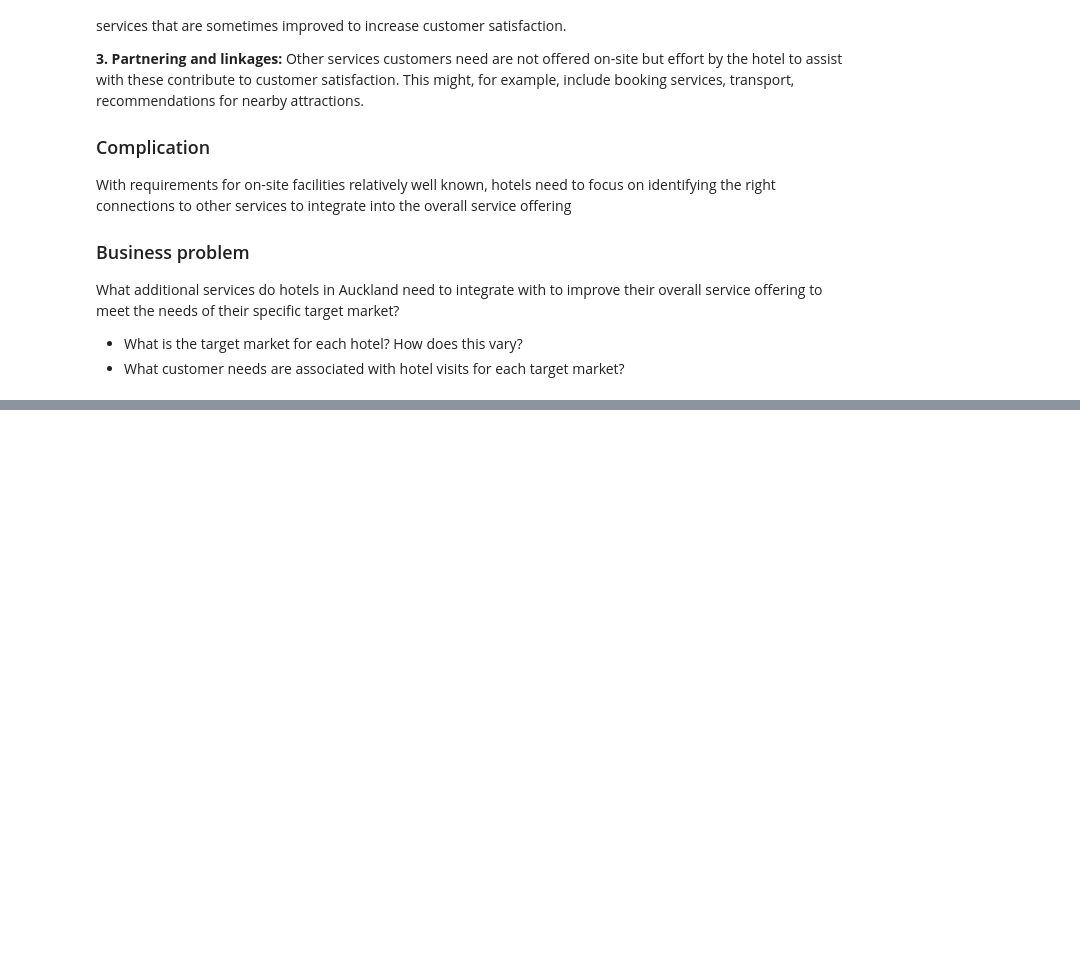
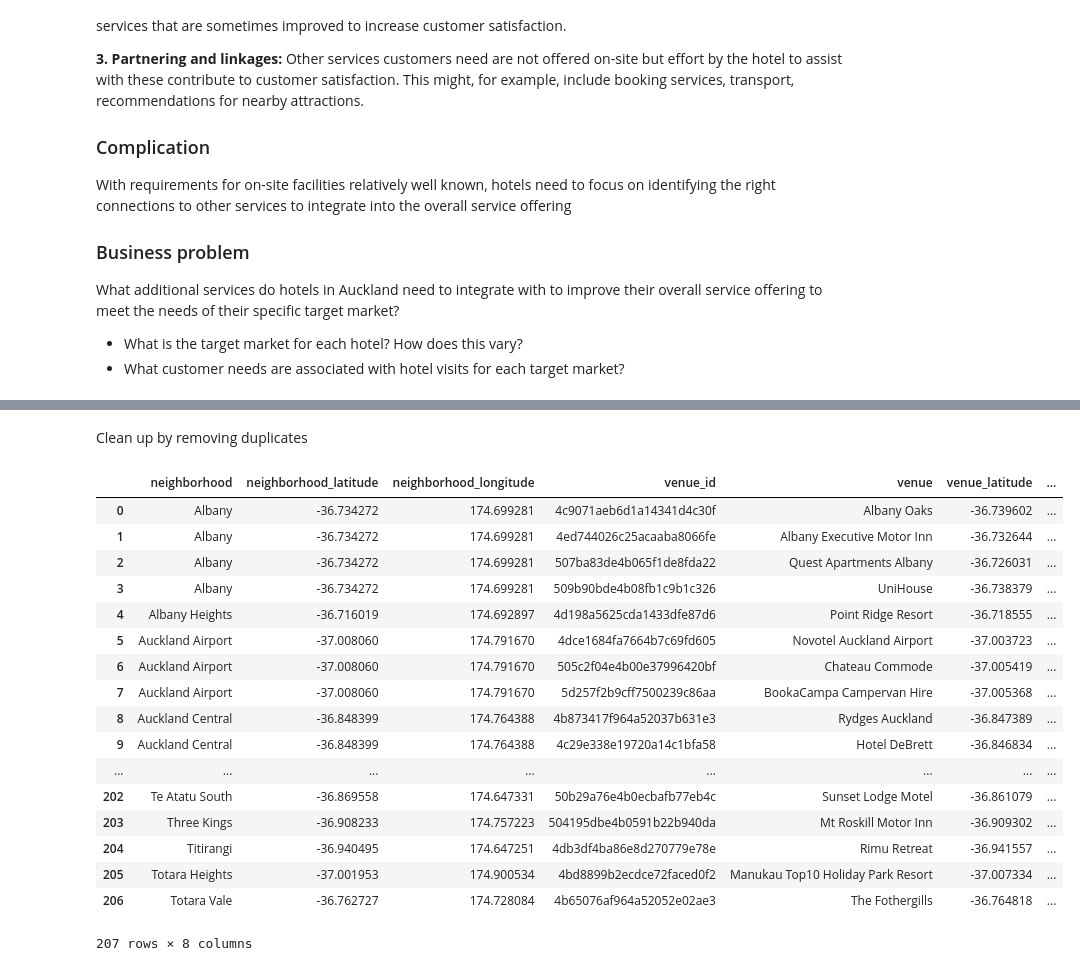
Before and after one commit to ptchev/Coursera_Capstone, a Jupyter notebook: Auckland_Hotel_Advisory.ipynb, the cells around one changed output, grey strips where cells are left out. Saved outputs shown, nothing was run; the diff lists cells and outputs as text; code cells hidden in the pictures; blank space fills up the shorter version.

```diff
--- a/Auckland_Hotel_Advisory.ipynb
+++ b/Auckland_Hotel_Advisory.ipynb
@@ -77,0 +342,9 @@ Having completed the data analysis we will be able to advise owners of hotels in
+# %%
+neighborhood_latitude = coords.loc[0, 'latitude'] # neighborhood latitude value
+neighborhood_longitude = coords.loc[0, 'longitude'] # neighborhood longitude value
+
+neighborhood_name = coords.loc[0, 'location'] # neighborhood name
+
+print('Latitude and longitude values of {} are {}, {}.'.format(neighborhood_name,
+                                                               neighborhood_latitude,
+                                                               neighborhood_longitude))
@@ -77,0 +355,16 @@ Having completed the data analysis we will be able to advise owners of hotels in
+# %%
+radius = 1000
+LIMIT = 50
+category_id = '4bf58dd8d48988d1fa931735' # Hotels
+#search_query = &query={} search_query,
+
+url = 'https://api.foursquare.com/v2/venues/explore?&client_id={}&client_secret={}&v={}&ll={},{}&radius={}&limit={}&categoryId={}'.format(
+    CLIENT_ID,
+    CLIENT_SECRET,
+    VERSION,
+    neighborhood_latitude,
+    neighborhood_longitude,
+    radius,
+    LIMIT,
+    category_id)
+url
@@ -77,0 +375,3 @@ Having completed the data analysis we will be able to advise owners of hotels in
+# %%
+results = requests.get(url).json()
+results
@@ -77,0 +451,4 @@ Having completed the data analysis we will be able to advise owners of hotels in
+# %%
+auckland_venues = getNearbyVenues(names=coords['location'],
+                                   lat=coords['latitude'],
+                                   lng=coords['longitude'])
@@ -77,0 +506,24 @@ Having completed the data analysis we will be able to advise owners of hotels in
+# %% [markdown]
+Clean up by removing duplicates
+# %%
+auckland_venues = auckland_venues.drop_duplicates(subset=['venue_id'], keep="first")
+auckland_venues.reset_index(drop=True)
+# %% [output]
+|  | neighborhood | neighborhood_latitude | neighborhood_longitude | venue_id | venue | venue_latitude | ... |
+| 0 | Albany | -36.734272 | 174.699281 | 4c9071aeb6d1a14341d4c30f | Albany Oaks | -36.739602 | ... |
+| 1 | Albany | -36.734272 | 174.699281 | 4ed744026c25acaaba8066fe | Albany Executive Motor Inn | -36.732644 | ... |
+| 2 | Albany | -36.734272 | 174.699281 | 507ba83de4b065f1de8fda22 | Quest Apartments Albany | -36.726031 | ... |
+| 3 | Albany | -36.734272 | 174.699281 | 509b90bde4b08fb1c9b1c326 | UniHouse | -36.738379 | ... |
+| 4 | Albany Heights | -36.716019 | 174.692897 | 4d198a5625cda1433dfe87d6 | Point Ridge Resort | -36.718555 | ... |
+| 5 | Auckland Airport | -37.008060 | 174.791670 | 4dce1684fa7664b7c69fd605 | Novotel Auckland Airport | -37.003723 | ... |
+| 6 | Auckland Airport | -37.008060 | 174.791670 | 505c2f04e4b00e37996420bf | Chateau Commode | -37.005419 | ... |
+| 7 | Auckland Airport | -37.008060 | 174.791670 | 5d257f2b9cff7500239c86aa | BookaCampa Campervan Hire | -37.005368 | ... |
+| 8 | Auckland Central | -36.848399 | 174.764388 | 4b873417f964a52037b631e3 | Rydges Auckland | -36.847389 | ... |
+| 9 | Auckland Central | -36.848399 | 174.764388 | 4c29e338e19720a14c1bfa58 | Hotel DeBrett | -36.846834 | ... |
+| ... | ... | ... | ... | ... | ... | ... | ... |
+| 202 | Te Atatu South | -36.869558 | 174.647331 | 50b29a76e4b0ecbafb77eb4c | Sunset Lodge Motel | -36.861079 | ... |
+| 203 | Three Kings | -36.908233 | 174.757223 | 504195dbe4b0591b22b940da | Mt Roskill Motor Inn | -36.909302 | ... |
+| 204 | Titirangi | -36.940495 | 174.647251 | 4db3df4ba86e8d270779e78e | Rimu Retreat | -36.941557 | ... |
+| 205 | Totara Heights | -37.001953 | 174.900534 | 4bd8899b2ecdce72faced0f2 | Manukau Top10 Holiday Park Resort | -37.007334 | ... |
+| 206 | Totara Vale | -36.762727 | 174.728084 | 4b65076af964a52052e02ae3 | The Fothergills | -36.764818 | ... |
+207 rows × 8 columns
```
Also changed, not shown: parts of 104 cells of this notebook.
